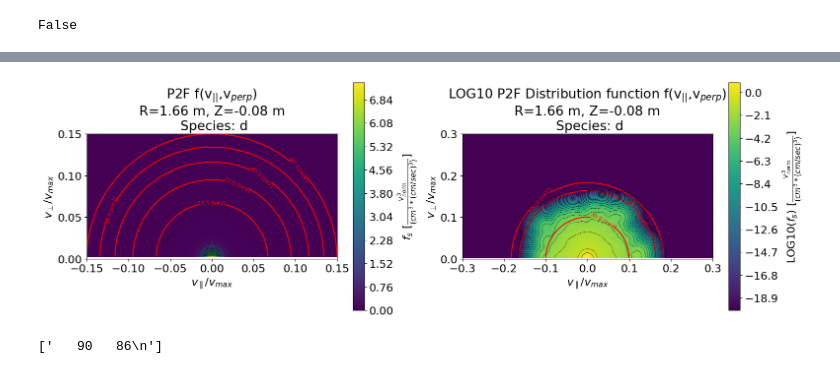
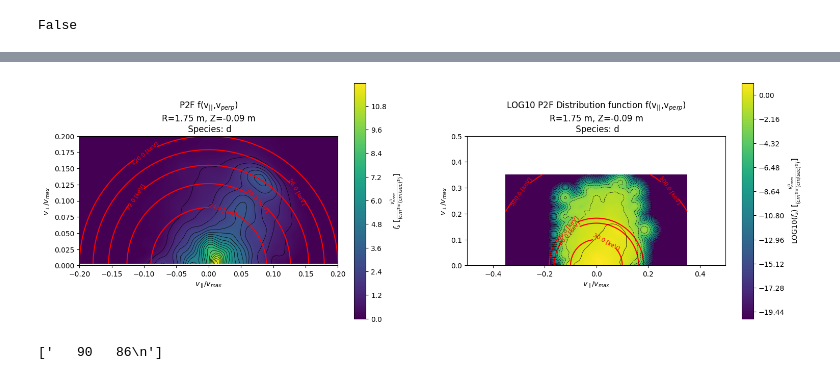
Before and after one commit to vandelij/aorsa_cql_mcgo_toolkit, a Jupyter notebook: shots/147634/mcgo_setup_and_pp_work.ipynb, the cells around one changed output, grey strips where cells are left out. Drawn from its saved outputs; the diff is of its cells as text; code cells hidden in the pictures.

```diff
--- a/shots/147634/mcgo_setup_and_pp_work.ipynb
+++ b/shots/147634/mcgo_setup_and_pp_work.ipynb
@@ -114,2 +116,6 @@ mcgo_pp.update_fortran_input_deck(input_file=infile, updates=updates, out_file=o
+# %%
+# test of replacment of RF
+updates = {'RF_data_source': 'none'}
+mcgo_pp.update_fortran_input_deck(input_file=outfile, updates=updates, out_file=outfile+'_test')
 # %%
 # Section 2: Post Processing
@@ -168,6 +312,6 @@ Number of particles: 763095
 # %%
 # load p2f results
-p2f_out_file = '/home/jacobvandelindt/aorsa_cql_mcgo_toolkit/shots/147634/p2f.nc'
+p2f_out_file = '/home/jacobvandelindt/aorsa_cql_mcgo_toolkit/temp_files/p2f_out_iteration14.nc'
 
 mcgo_pp.load_p2f_output(p2f_out_file=p2f_out_file)
 print(mcgo_pp.p2f_out.variables.keys())
@@ -291,25 +664,25 @@ mcgo_pp.p2f_plot_density_RZ(figsize=(8,8))
 # %%
 # plot the velocity distribution function
-iR = 64
+iR = 71
 iZ = 64
 mcgo_pp.p2f_plot_distribution_function_at_RZ(
         R_index=iR,
         Z_index=iZ,
-        v_norm_over_v_max=0.15,
-        log_scale_axis_multiple=2,
+        v_norm_over_v_max=0.2,
+        log_scale_axis_multiple=2.5,
         log_clip_level=1e-20,
         figsize=(18, 6),
         cmap="viridis",
         num_energy_levels=6,
         energy_levels_linear=None,
-        energy_levels_log=[30, 80, 100],
+        energy_levels_log=[30, 80, 100, 500, 1000],
         energy_color="red",
         return_plot=False,
         use_interpolated_rho=False,
         rho_to_interpolate_to=None,
         plot_trapped_passing=False)
 # %% [output]
-[figure, old version]
+[figure, new version]
 # %%
 orbit_plot_obj = Orbit_Plotter(eqdsk_file=eqdsk_file, species='d')
 orbit_plot_obj.plot_cyclotron_harmonics(
```
Also changed, not shown: parts of 20 cells of this notebook, 4 other files.
